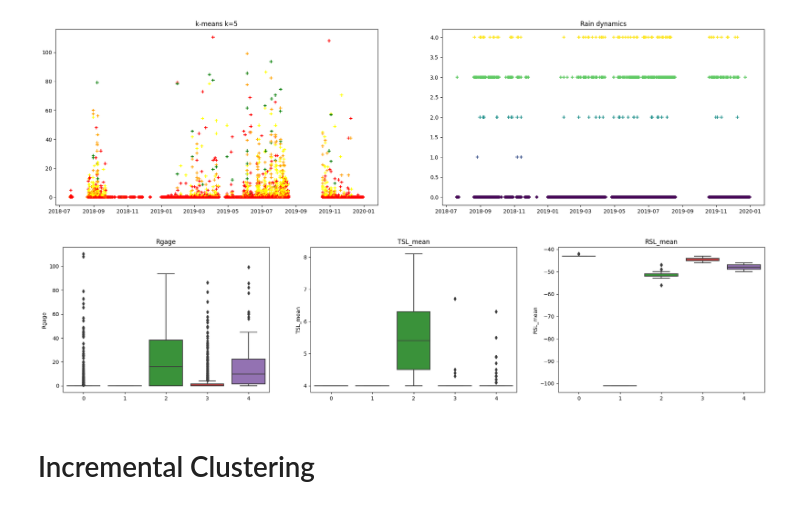
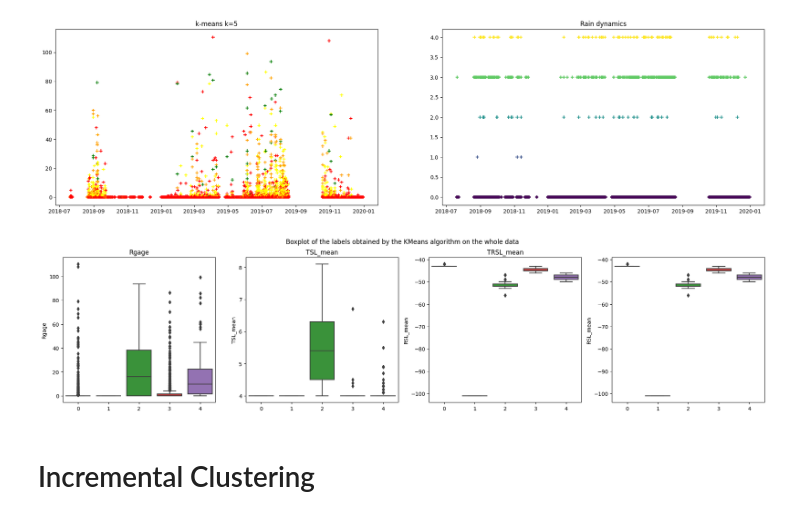
Before and after one commit to emiliepoisson/Pluie, a Jupyter notebook: DetectionPrediction.ipynb, the cells around one changed output. Cells and saved outputs as stored; diff of their text form; code cells hidden in the pictures.

```diff
--- a/DetectionPrediction.ipynb
+++ b/DetectionPrediction.ipynb
@@ -224,20 +213,24 @@ plt.show()
 # %%
 labels = km1.labels_
 
-fig, axs = plt.subplots(1, 3, figsize=(24, 5))
+fig, axs = plt.subplots(1, 4, figsize=(24, 5))
 
 sns.boxplot(y=df.Rgage, x=labels, ax=axs[0])
 axs[0].set_title("Rgage")
 
 sns.boxplot(y=df.TSL_mean, x=labels, ax=axs[1])
 axs[1].set_title("TSL_mean")
 
 sns.boxplot(y=df.RSL_mean, x=labels, ax=axs[2])
 axs[2].set_title("RSL_mean")
 
+sns.boxplot(y=df.RSL_mean, x=labels, ax=axs[3])
+axs[2].set_title("TRSL_mean")
+
+plt.suptitle("Boxplot of the labels obtained by the KMeans algorithm on the whole data")
 plt.show()
 # %% [output]
-[figure, old version]
+[figure, new version]
 # %% [markdown]
 # Incremental Clustering
 # %%
```
Also changed, not shown: parts of 40 cells of this notebook.
